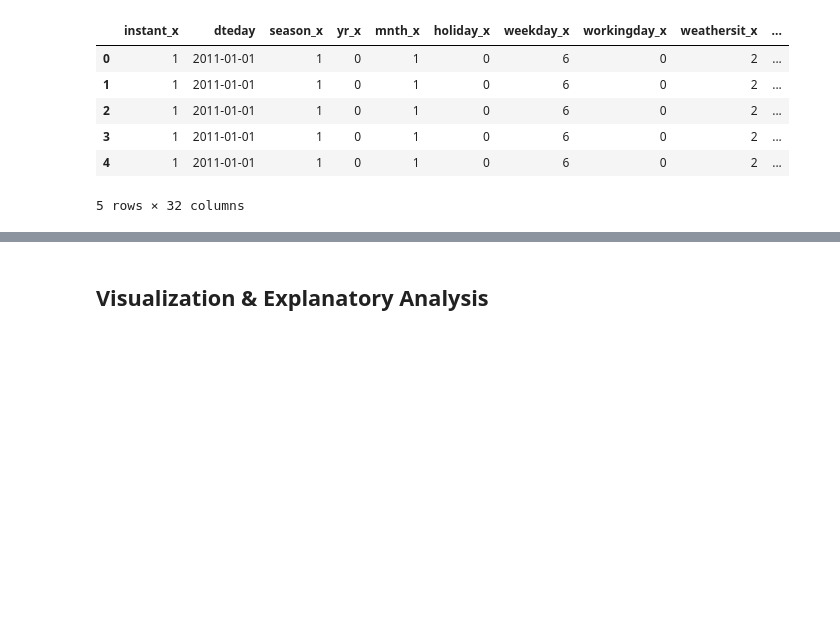
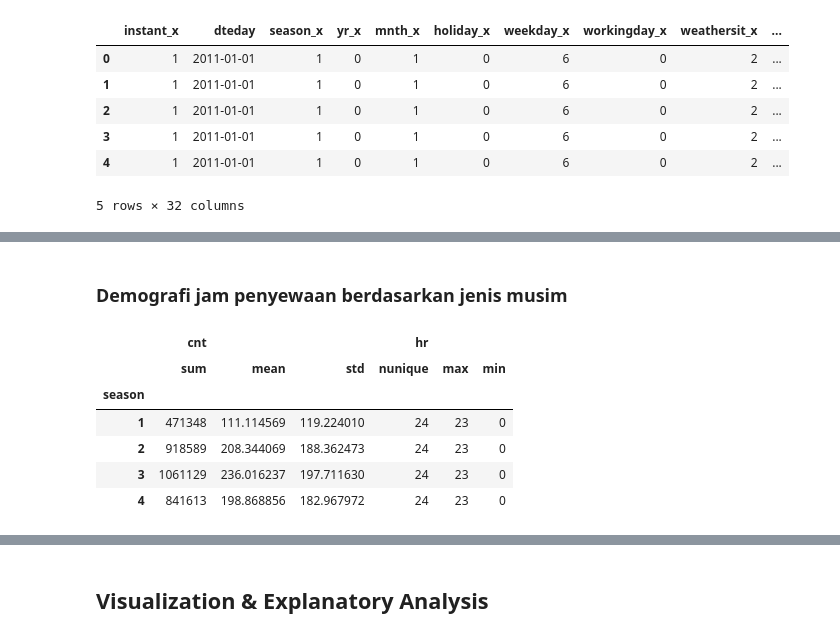
Before and after one commit to MuhammadRizki1303/Bike_Sharing_Dataset_Data_Analysis, a Jupyter notebook: Proyek_Analisis_Data.ipynb, the cells around one changed output, grey strips where cells are left out. Saved outputs shown, nothing was run; the diff lists cells and outputs as text; code cells hidden in the pictures; blank space fills up the shorter version.

```diff
--- a/Proyek_Analisis_Data.ipynb
+++ b/Proyek_Analisis_Data.ipynb
@@ -335,3 +335,18 @@ hours_df.describe(include="all")
 | 75% | 13034.5000 | 2012-07-02 00:00:00 | 3.000000 | 1.000000 | 10.000000 | 18.000000 | 0.000000 | 5.000000 | 1.000000 | 2.000000 | ... |
 | max | 17379.0000 | 2012-12-31 00:00:00 | 4.000000 | 1.000000 | 12.000000 | 23.000000 | 1.000000 | 6.000000 | 1.000000 | 4.000000 | ... |
 | std | 5017.0295 | NaN | 1.106918 | 0.500008 | 3.438776 | 6.914405 | 0.167165 | 2.005771 | 0.465431 | 0.639357 | ... |
+# %% [markdown]
+### Demografi jam penyewaan berdasarkan jenis musim
+# %%
+hours_df.groupby(by="season").agg({
+    "cnt": ["sum", "mean", "std"],
+    "hr": ["nunique", "max", "min"]
+})
+# %% [output]
+|  | cnt |  |  | hr |  |  |
+|  | sum | mean | std | nunique | max | min |
+| season |  |  |  |  |  |  |
+| 1 | 471348 | 111.114569 | 119.224010 | 24 | 23 | 0 |
+| 2 | 918589 | 208.344069 | 188.362473 | 24 | 23 | 0 |
+| 3 | 1061129 | 236.016237 | 197.711630 | 24 | 23 | 0 |
+| 4 | 841613 | 198.868856 | 182.967972 | 24 | 23 | 0 |
```
Also changed, not shown: parts of 42 cells of this notebook, 7 other files.
